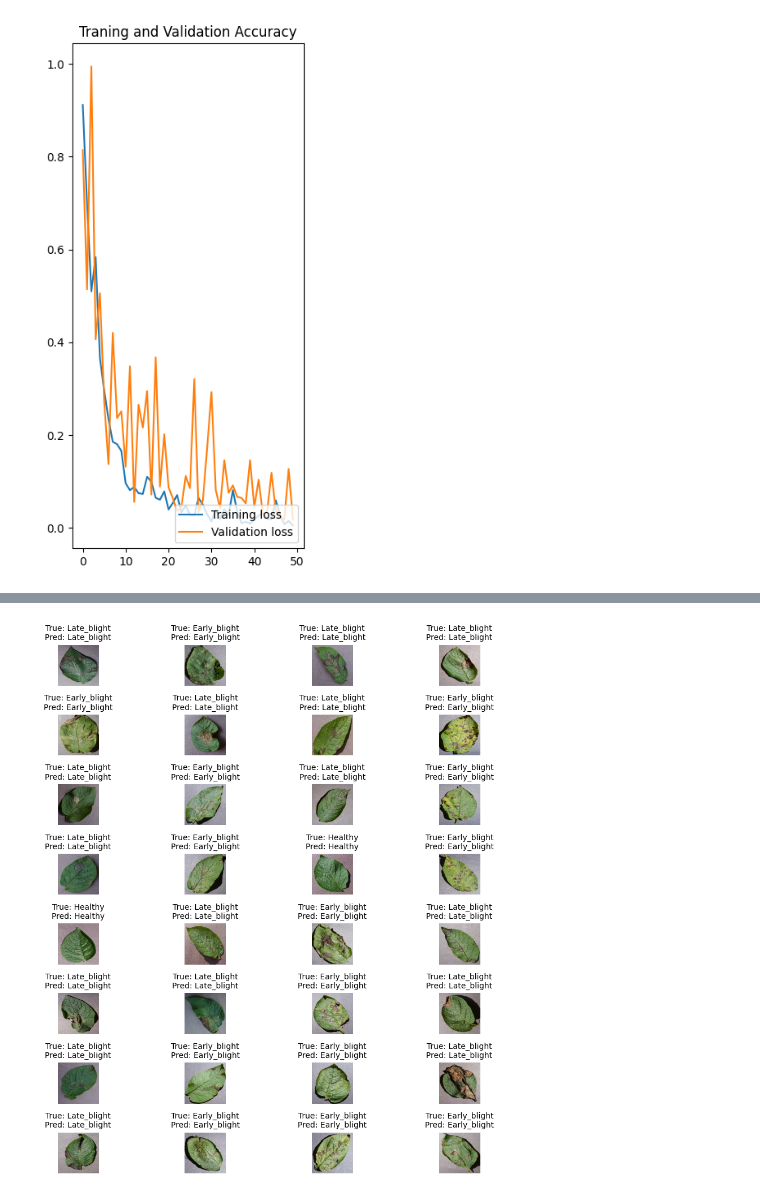
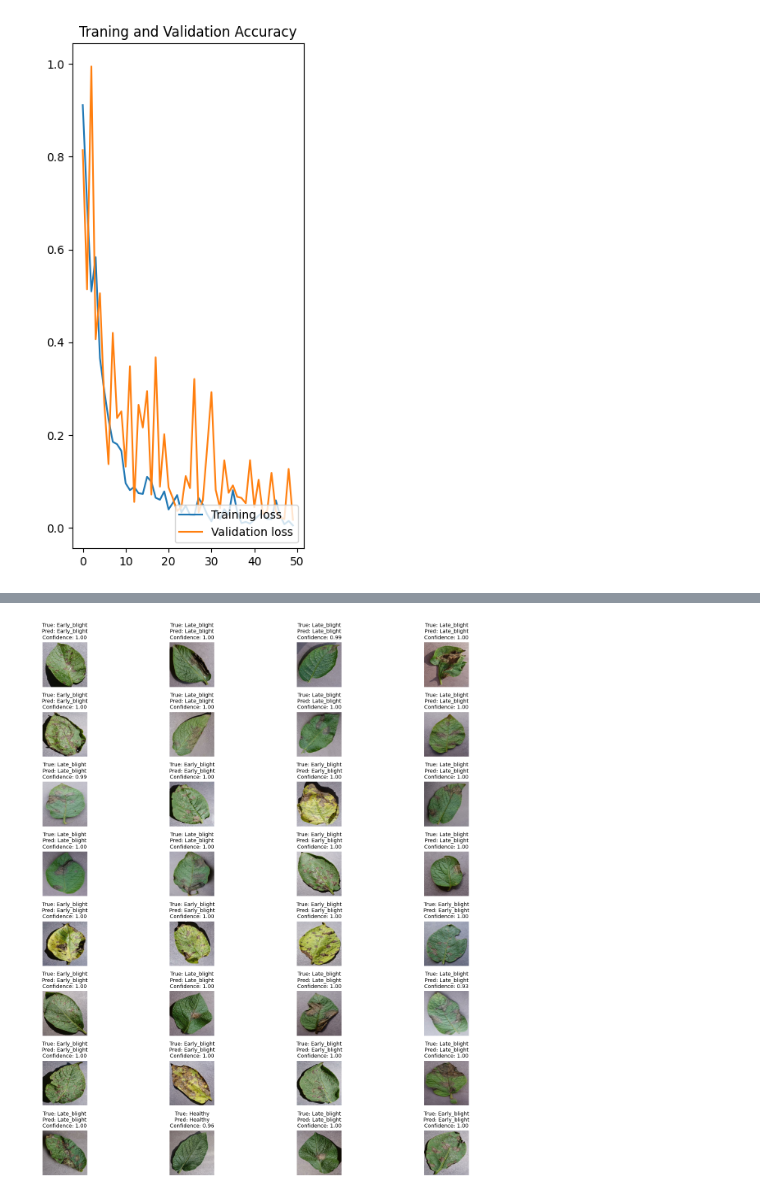
Before and after one commit to devrahulbanjara/Potato-Disease-Classification, a Jupyter notebook: Training/training.ipynb, the cells around one changed output, grey strips where cells are left out. Drawn from its saved outputs; the diff is of its cells as text; code cells hidden in the pictures.

```diff
--- a/Training/training.ipynb
+++ b/Training/training.ipynb
@@ -200,20 +200,21 @@ Text(0.5, 1.0, 'Traning and Validation Accuracy')
 [figure]
 [figure]
 # %%
-def plot_images(images, labels_true, labels_pred, class_names, nrows=4, ncols=8):
-    fig = plt.figure(figsize=(10,10))
+def plot_images(images, labels_true, labels_pred, class_names, batch_predictions, nrows=4, ncols=8):
+    fig = plt.figure(figsize=(15, 15))
     for i in range(nrows * ncols):
         plt.subplot(nrows, ncols, i + 1)
         plt.imshow(images[i].numpy().astype("uint8"))
         plt.axis('off')
         true_label = class_names[labels_true[i].numpy()]
         pred_label = class_names[labels_pred[i]]
-        plt.title(f"True: {true_label}\nPred: {pred_label}", fontsize=10)
+        confidence = batch_predictions[i][labels_pred[i]]
+        plt.title(f"True: {true_label}\nPred: {pred_label}\nConfidence: {confidence:.2f}", fontsize=10)
     plt.tight_layout()
     plt.show()
 
 for images_batch, label_batch in test_ds.take(1):
     batch_predictions = model.predict(images_batch)
     predicted_labels = np.argmax(batch_predictions, axis=1)
-    plot_images(images_batch, label_batch, predicted_labels, class_names, nrows=8, ncols=4)
+    plot_images(images_batch, label_batch, predicted_labels, class_names, batch_predictions, nrows=8, ncols=4)
 # %% [output]
@@ -221 +222 @@ for images_batch, label_batch in test_ds.take(1):
-[figure, old version]
+[figure, new version]
```
Also changed, not shown: parts of 7 cells of this notebook, 4 other files.
